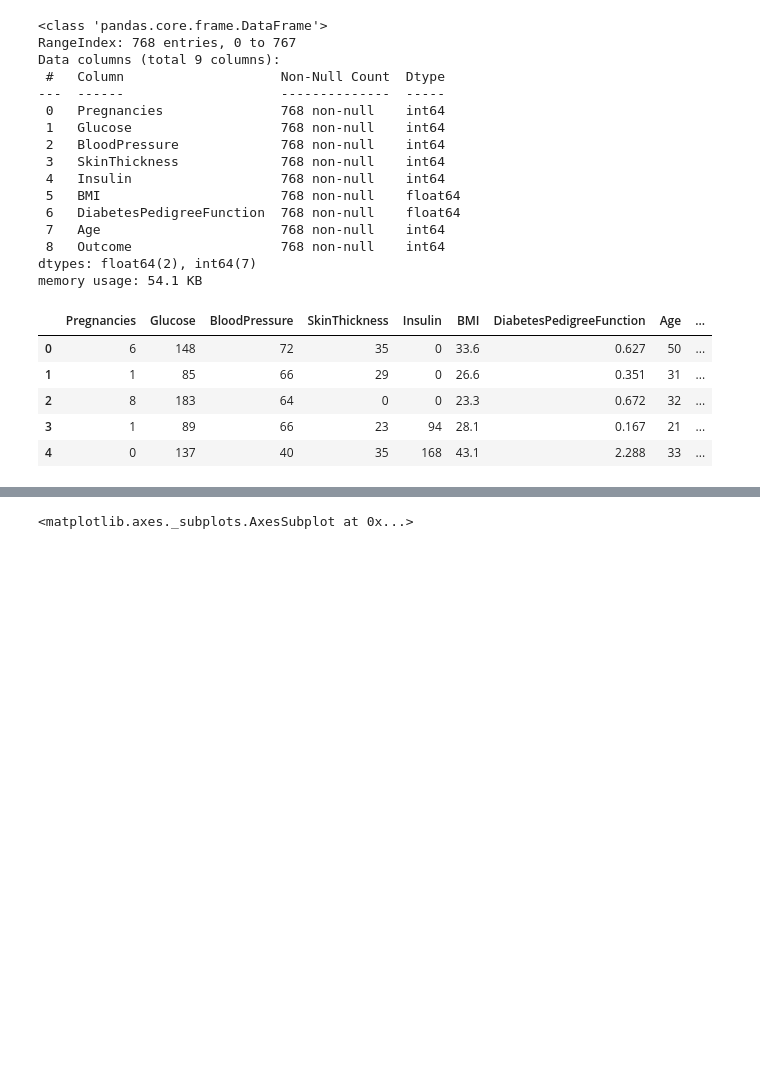
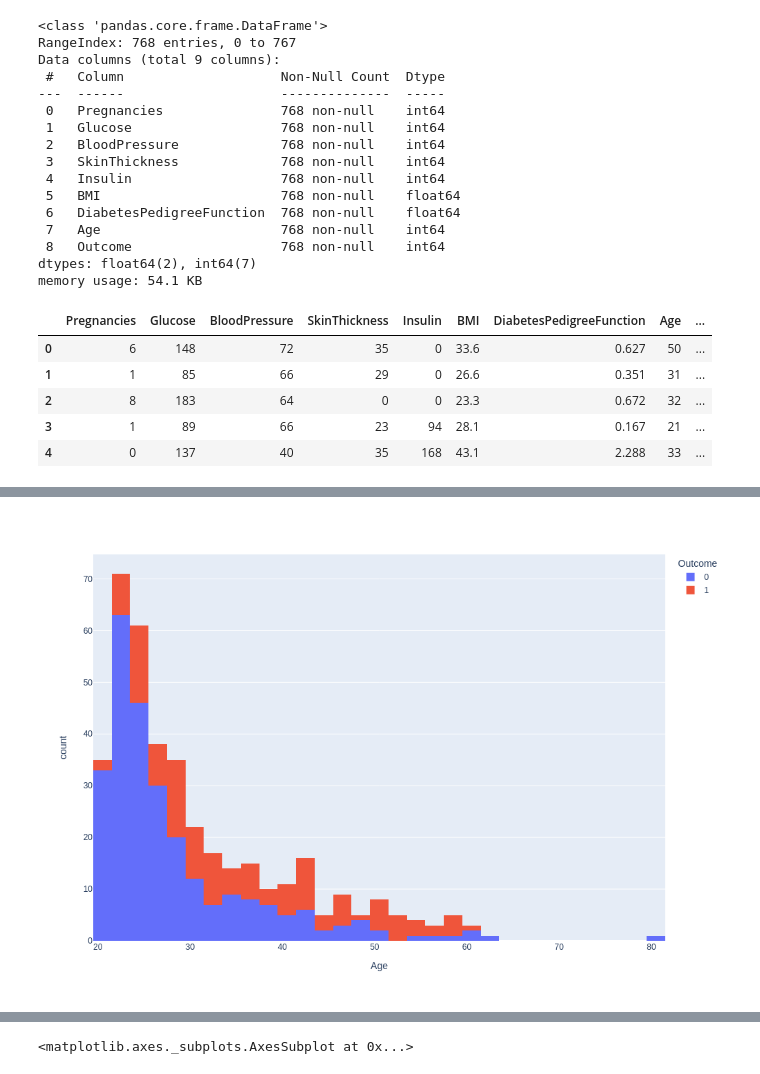
Before and after one commit to kkrusere/data_analysis, a Jupyter notebook: diabetes_data_analysis.ipynb, the cells around one changed output, grey strips where cells are left out. Drawn from its saved outputs; the diff is of its cells as text; code cells hidden in the pictures; blank space fills up the shorter version.

```diff
--- a/diabetes_data_analysis.ipynb
+++ b/diabetes_data_analysis.ipynb
@@ -57,3 +63,4 @@ px.scatter(no_zero_df, y = "DiabetesPedigreeFunction", x = "Insulin", color = "O
 # %%
-px.histogram(no_zero_df, x = "Age", color="Outcome")
+fig = px.histogram(no_zero_df, x = "Age", color="Outcome")
+fig.show(renderer='png', height=700, width=1000)
 # %% [output]
@@ -60,0 +67 @@ px.histogram(no_zero_df, x = "Age", color="Outcome")
+[figure, added]
```
Also changed, not shown: parts of 8 cells of this notebook.
